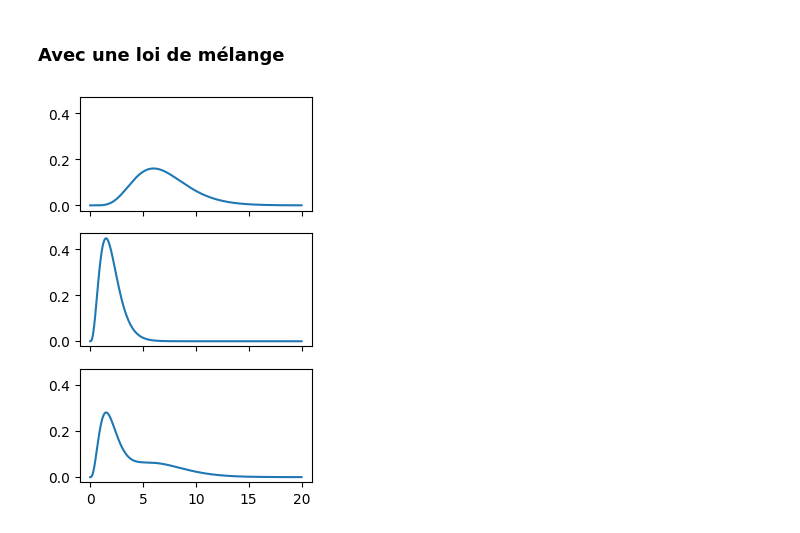
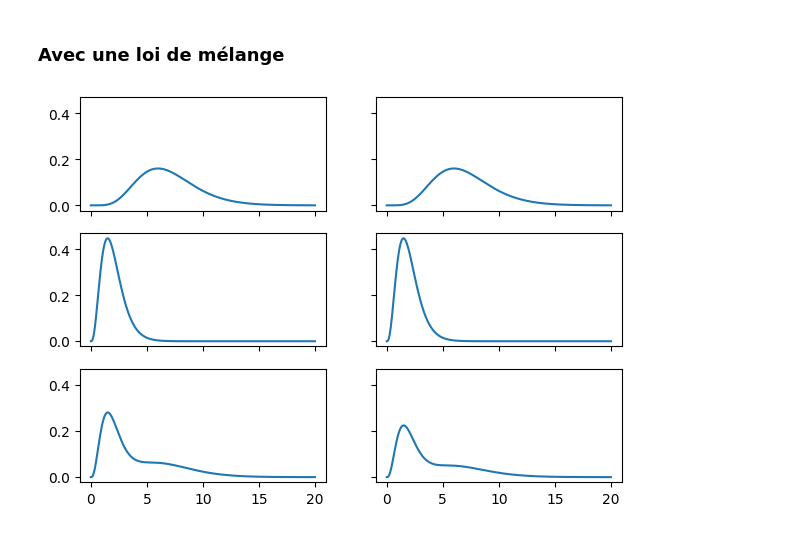
Before and after one commit to alphonse-paix/notebooks, a Jupyter notebook: recast_mixture.ipynb, the cells around one changed output. Saved outputs shown, nothing was run; the diff lists cells and outputs as text; code cells hidden in the pictures.

```diff
--- a/recast_mixture.ipynb
+++ b/recast_mixture.ipynb
@@ -364,20 +390,27 @@ Loss at epoch 80: 0.34
 # %%
 g1 = tfd.Gamma(7., 1.)
 g2 = tfd.Gamma(4., 2.)
-
 mix1 = tfd.MixtureSameFamily(
     tfd.Categorical(probs=[0.3, 0.5]),
     tfd.Gamma([7., 4.], [1., 2.])
 )
 
-fig, axes = plt.subplots(3, 1, figsize=(3, 5),
+g1 = Gamma(7., 1.)
+g2 = Gamma(4., 2.)
+mix2 = Mixture([0.3, 0.5], Gamma([7., 4.], [1., 2.]))
+
+fig, axes = plt.subplots(3, 2, figsize=(7, 5),
                          sharex=True, sharey=True)
 
-x = np.linspace(0, 20, 1000)
-axes[0].plot(x, g1.prob(x))
-axes[1].plot(x, g2.prob(x))
-axes[2].plot(x, mix1.prob(x))
+x = np.linspace(0, 20, 1000).astype(np.float32)
+axes[0, 0].plot(x, g1.prob(x))
+axes[1, 0].plot(x, g2.prob(x))
+axes[2, 0].plot(x, mix1.prob(x))
+
+axes[0, 1].plot(x, g1.prob(x))
+axes[1, 1].plot(x, g2.prob(x))
+axes[2, 1].plot(x, mix2.prob(x))
 
 plt.show()
 # %% [output]
-[figure, old version]
+[figure, new version]
```
Also changed, not shown: parts of 34 cells of this notebook, 4 other files.
